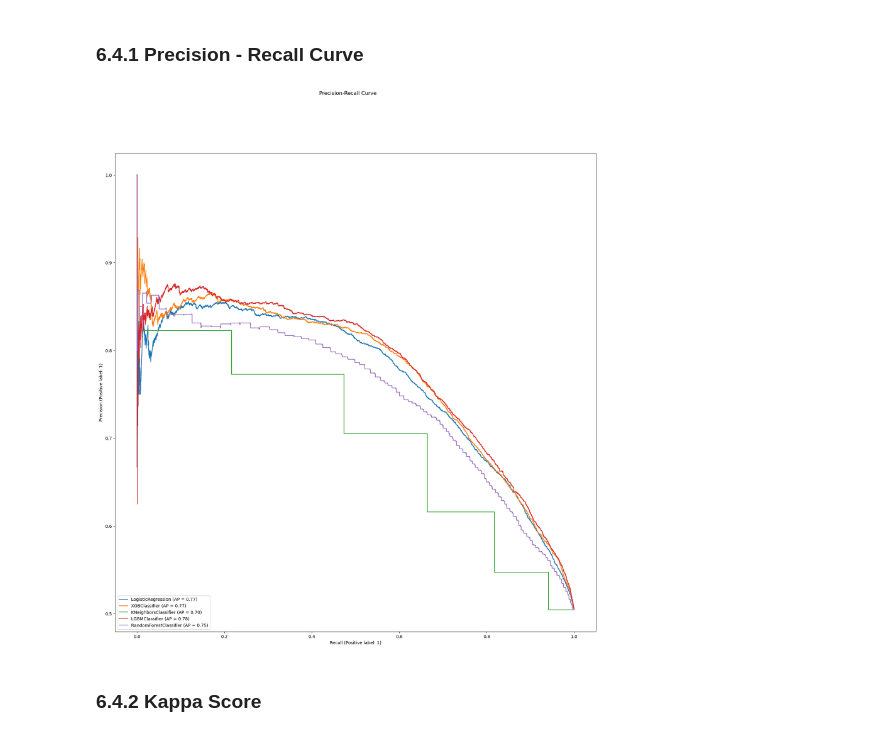
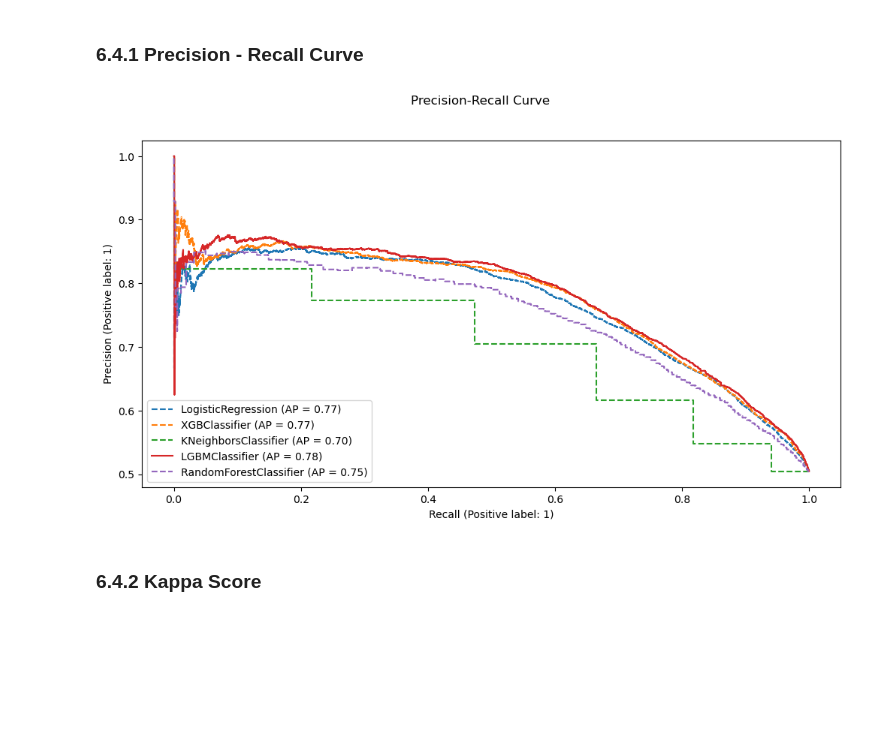
Before and after one commit to marcosbertochi/cardio-disease-classification, a Jupyter notebook: cardio-disease-classification-v2.ipynb, the cells around one changed output. Saved outputs shown, nothing was run; the diff lists cells and outputs as text; code cells hidden in the pictures; blank space fills up the shorter version.

```diff
--- a/cardio-disease-classification-v2.ipynb
+++ b/cardio-disease-classification-v2.ipynb
@@ -1140,16 +1188,16 @@ array([0.69936635, 0.70486436, 0.69144627, 0.7076412 , 0.71502106,
 # %% [markdown]
 ### 6.4.1 Precision - Recall Curve
 # %%
-fig = plot_precision_recall_curve(lr, X_val_scaled, y_val)
-fig = plot_precision_recall_curve(xgb, X_val_scaled, y_val, ax=fig.ax_)
-fig = plot_precision_recall_curve(knn, X_val_scaled, y_val,ax=fig.ax_)
+fig = plot_precision_recall_curve(lr, X_val_scaled, y_val, linestyle='--')
+fig = plot_precision_recall_curve(xgb, X_val_scaled, y_val, ax=fig.ax_, linestyle='--')
+fig = plot_precision_recall_curve(knn, X_val_scaled, y_val,ax=fig.ax_, linestyle='--')
 fig = plot_precision_recall_curve(lgbm, X_val_scaled, y_val,ax=fig.ax_)
-fig = plot_precision_recall_curve(rf, X_val_scaled, y_val,ax=fig.ax_)
+fig = plot_precision_recall_curve(rf, X_val_scaled, y_val,ax=fig.ax_, linestyle='--')
 
 fig.figure_.suptitle('Precision-Recall Curve')
-fig.figure_.set_size_inches(20,20);
+fig.figure_.set_size_inches(12,6);
 # %% [output]
-[figure, old version]
+[figure, new version]
 # %% [markdown]
 ### 6.4.2 Kappa Score
 # %%
```
Also changed, not shown: parts of 53 cells of this notebook.
